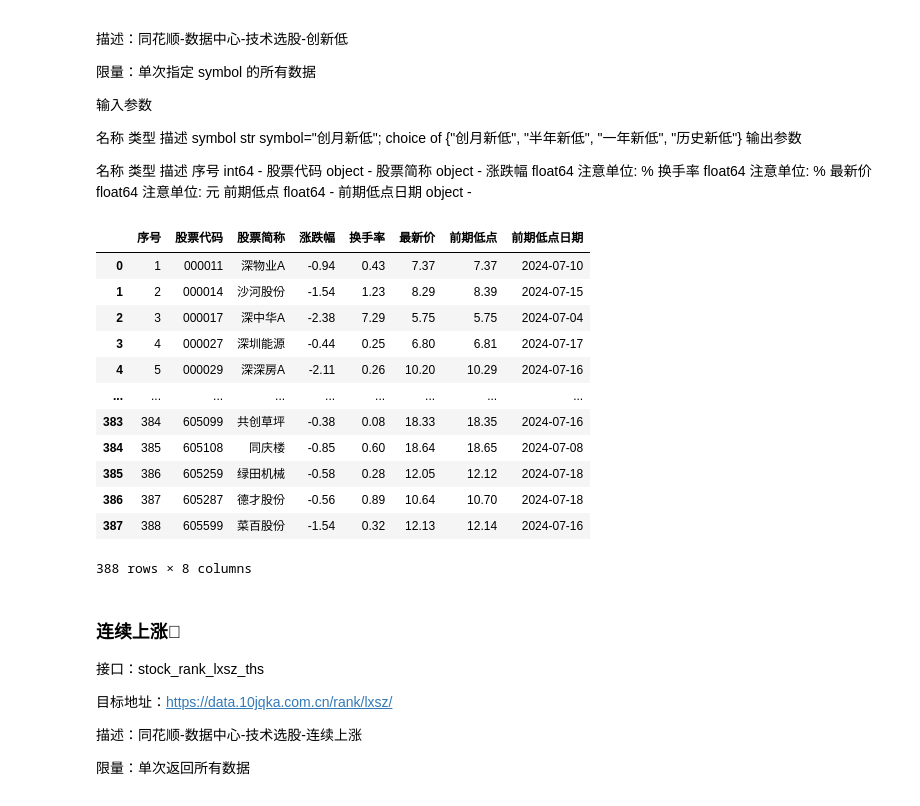
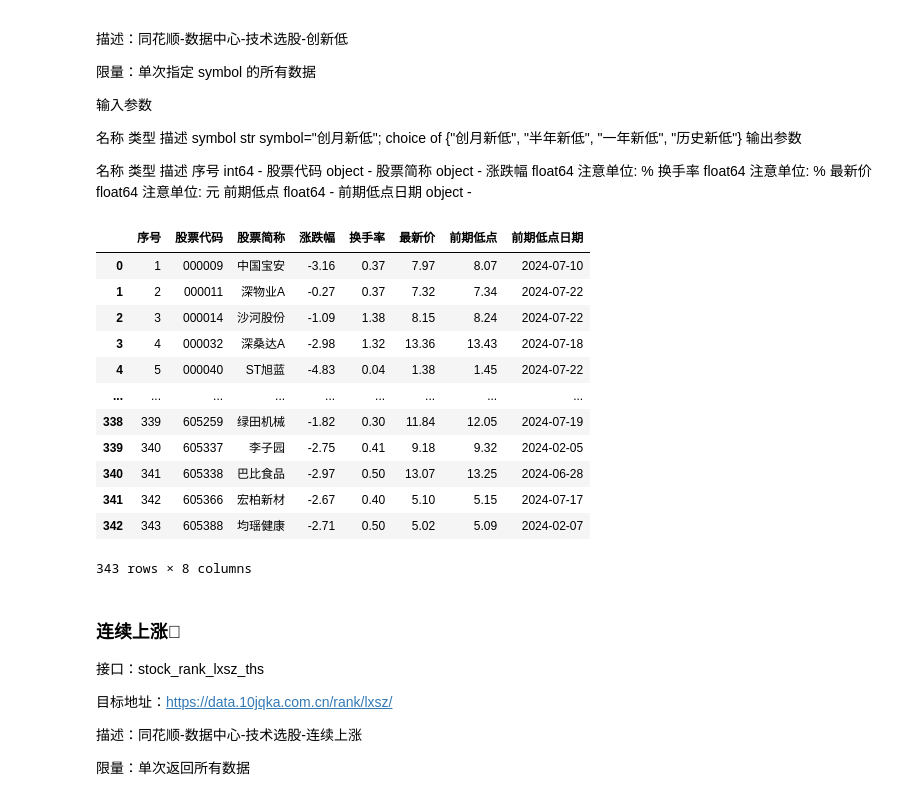
Before and after one commit to EveryFine/GeniusAI, a Jupyter notebook: GeniusChatbots/playground/datasource/AKShare获取股票信息.ipynb, the cells around one changed output. Saved outputs shown, nothing was run; the diff lists cells and outputs as text; code cells hidden in the pictures.

```diff
--- a/GeniusChatbots/playground/datasource/AKShare获取股票信息.ipynb
+++ b/GeniusChatbots/playground/datasource/AKShare获取股票信息.ipynb
@@ -1772,22 +1742,22 @@ symbol	str	symbol="创月新低"; choice of {"创月新低", "半年新低", "
 前期低点日期	object	-
 # %%
 import akshare as ak
-stock_rank_cxd_ths_df = ak.stock_rank_cxd_ths(symbol="创月新低")
+stock_rank_cxd_ths_df = ak.stock_rank_cxd_ths(symbol="一年新低")
 stock_rank_cxd_ths_df
 # %% [output]
 |  | 序号 | 股票代码 | 股票简称 | 涨跌幅 | 换手率 | 最新价 | 前期低点 | 前期低点日期 |
-| 0 | 1 | 000011 | 深物业A | -0.94 | 0.43 | 7.37 | 7.37 | 2024-07-10 |
-| 1 | 2 | 000014 | 沙河股份 | -1.54 | 1.23 | 8.29 | 8.39 | 2024-07-15 |
-| 2 | 3 | 000017 | 深中华A | -2.38 | 7.29 | 5.75 | 5.75 | 2024-07-04 |
-| 3 | 4 | 000027 | 深圳能源 | -0.44 | 0.25 | 6.80 | 6.81 | 2024-07-17 |
-| 4 | 5 | 000029 | 深深房A | -2.11 | 0.26 | 10.20 | 10.29 | 2024-07-16 |
+| 0 | 1 | 000009 | 中国宝安 | -3.16 | 0.37 | 7.97 | 8.07 | 2024-07-10 |
+| 1 | 2 | 000011 | 深物业A | -0.27 | 0.37 | 7.32 | 7.34 | 2024-07-22 |
+| 2 | 3 | 000014 | 沙河股份 | -1.09 | 1.38 | 8.15 | 8.24 | 2024-07-22 |
+| 3 | 4 | 000032 | 深桑达A | -2.98 | 1.32 | 13.36 | 13.43 | 2024-07-18 |
+| 4 | 5 | 000040 | ST旭蓝 | -4.83 | 0.04 | 1.38 | 1.45 | 2024-07-22 |
 | ... | ... | ... | ... | ... | ... | ... | ... | ... |
-| 383 | 384 | 605099 | 共创草坪 | -0.38 | 0.08 | 18.33 | 18.35 | 2024-07-16 |
-| 384 | 385 | 605108 | 同庆楼 | -0.85 | 0.60 | 18.64 | 18.65 | 2024-07-08 |
-| 385 | 386 | 605259 | 绿田机械 | -0.58 | 0.28 | 12.05 | 12.12 | 2024-07-18 |
-| 386 | 387 | 605287 | 德才股份 | -0.56 | 0.89 | 10.64 | 10.70 | 2024-07-18 |
-| 387 | 388 | 605599 | 菜百股份 | -1.54 | 0.32 | 12.13 | 12.14 | 2024-07-16 |
+| 338 | 339 | 605259 | 绿田机械 | -1.82 | 0.30 | 11.84 | 12.05 | 2024-07-19 |
+| 339 | 340 | 605337 | 李子园 | -2.75 | 0.41 | 9.18 | 9.32 | 2024-02-05 |
+| 340 | 341 | 605338 | 巴比食品 | -2.97 | 0.50 | 13.07 | 13.25 | 2024-06-28 |
+| 341 | 342 | 605366 | 宏柏新材 | -2.67 | 0.40 | 5.10 | 5.15 | 2024-07-17 |
+| 342 | 343 | 605388 | 均瑶健康 | -2.71 | 0.50 | 5.02 | 5.09 | 2024-02-07 |
-388 rows × 8 columns
+343 rows × 8 columns
 # %% [markdown]
 ### 连续上涨
 接口：stock_rank_lxsz_ths
```
Also changed, not shown: parts of 25 cells of this notebook.
